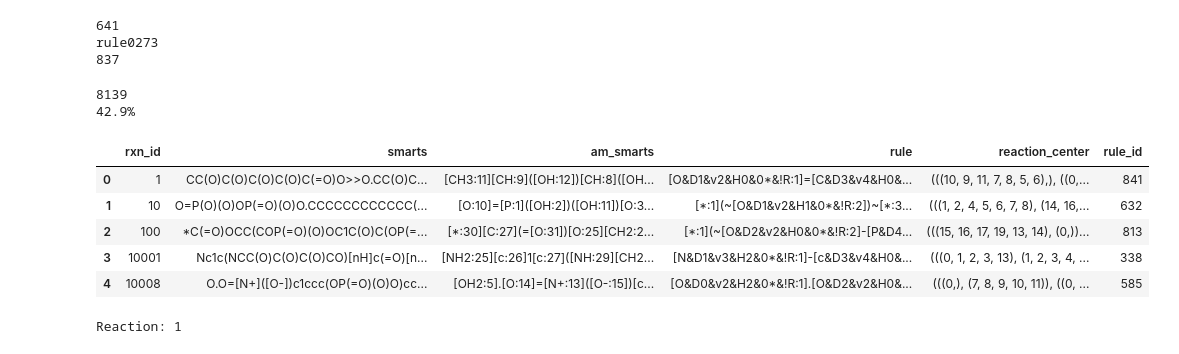
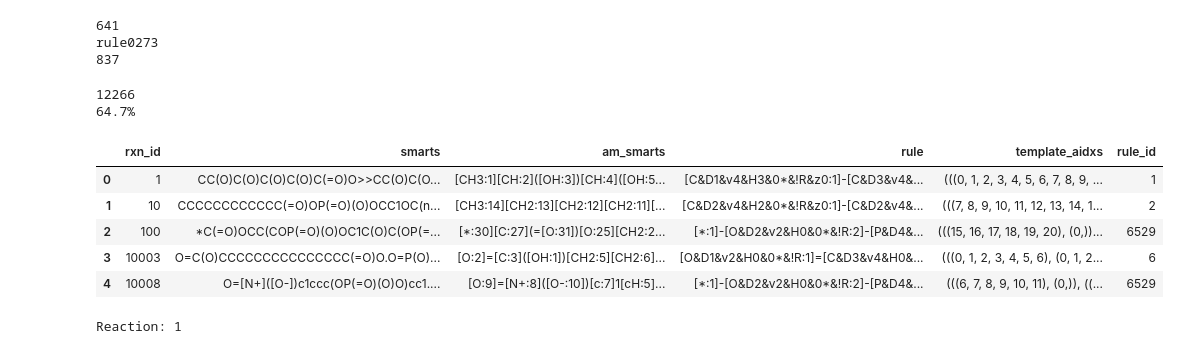
Before and after one commit to stefanpate/enz-rxn-data, a Jupyter notebook: check_reaction_mapping.ipynb, the cells around one changed output. Drawn from its saved outputs; the diff is of its cells as text; code cells hidden in the pictures.

Commit message:
Resolved multiple mappings of rcr x sprhea

```diff
--- a/check_reaction_mapping.ipynb
+++ b/check_reaction_mapping.ipynb
@@ -41,21 +41,21 @@ for k, v in min_rules.iterrows():
 rule0273
 837
 # %%
-fn = "mapped_sprhea_240310_v3_mapped_no_subunits_x_mechanistic_rules.parquet"
+fn = "mapped_sprhea_240310_v3_mapped_no_subunits_x_rc_plus_4_rules.parquet"
 df = pd.read_parquet(Path(cfg.processed_data) / "pathway" / fn)
-df["reaction_center"] = df["reaction_center"].apply(rc_to_nest)
+df["template_aidxs"] = df["template_aidxs"].apply(rc_to_nest)
 print(len(df))
 print(f"{len(df) * 100 / len(rhea):.1f}%")
 df.head()
 # %% [output]
-8139
-42.9%
+12266
+64.7%
-|  | rxn_id | smarts | am_smarts | rule | reaction_center | rule_id |
-| 0 | 1 | CC(O)C(O)C(O)C(O)C(=O)O>>O.CC(O)C... | [CH3:11][CH:9]([OH:12])[CH:8]([OH... | [O&D1&v2&H0&0*&!R:1]=[C&D3&v4&H0&... | (((10, 9, 11, 7, 8, 5, 6),), ((0,... | 841 |
-| 1 | 10 | O=P(O)(O)OP(=O)(O)O.CCCCCCCCCCCC(... | [O:10]=[P:1]([OH:2])([OH:11])[O:3... | [*:1](~[O&D1&v2&H1&0*&!R:2])~[*:3... | (((1, 2, 4, 5, 6, 7, 8), (14, 16,... | 632 |
-| 2 | 100 | *C(=O)OCC(COP(=O)(O)OC1C(O)C(OP(=... | [*:30][C:27](=[O:31])[O:25][CH2:2... | [*:1](~[O&D2&v2&H0&0*&!R:2]-[P&D4... | (((15, 16, 17, 19, 13, 14), (0,))... | 813 |
-| 3 | 10001 | Nc1c(NCC(O)C(O)C(O)CO)[nH]c(=O)[n... | [NH2:25][c:26]1[c:27]([NH:29][CH2... | [N&D1&v3&H2&0*&!R:1]-[c&D3&v4&H0&... | (((0, 1, 2, 3, 13), (1, 2, 3, 4, ... | 338 |
-| 4 | 10008 | O.O=[N+]([O-])c1ccc(OP(=O)(O)O)cc... | [OH2:5].[O:14]=[N+:13]([O-:15])[c... | [O&D0&v2&H2&0*&!R:1].[O&D2&v2&H0&... | (((0,), (7, 8, 9, 10, 11)), ((0, ... | 585 |
+|  | rxn_id | smarts | am_smarts | rule | template_aidxs | rule_id |
+| 0 | 1 | CC(O)C(O)C(O)C(O)C(=O)O>>CC(O)C(O... | [CH3:1][CH:2]([OH:3])[CH:4]([OH:5... | [C&D1&v4&H3&0*&!R&z0:1]-[C&D3&v4&... | (((0, 1, 2, 3, 4, 5, 6, 7, 8, 9, ... | 1 |
+| 1 | 10 | CCCCCCCCCCCC(=O)OP(=O)(O)OCC1OC(n... | [CH3:14][CH2:13][CH2:12][CH2:11][... | [C&D2&v4&H2&0*&!R&z0:1]-[C&D2&v4&... | (((7, 8, 9, 10, 11, 12, 13, 14, 1... | 2 |
+| 2 | 100 | *C(=O)OCC(COP(=O)(O)OC1C(O)C(OP(=... | [*:30][C:27](=[O:31])[O:25][CH2:2... | [*:1]-[O&D2&v2&H0&0*&!R:2]-[P&D4&... | (((15, 16, 17, 18, 19, 20), (0,))... | 6529 |
+| 3 | 10003 | O=C(O)CCCCCCCCCCCCCCC(=O)O.O=P(O)... | [O:2]=[C:3]([OH:1])[CH2:5][CH2:6]... | [O&D1&v2&H0&0*&!R:1]=[C&D3&v4&H0&... | (((0, 1, 2, 3, 4, 5, 6), (0, 1, 2... | 6 |
+| 4 | 10008 | O=[N+]([O-])c1ccc(OP(=O)(O)O)cc1.... | [O:9]=[N+:8]([O-:10])[c:7]1[cH:5]... | [*:1]-[O&D2&v2&H0&0*&!R:2]-[P&D4&... | (((6, 7, 8, 9, 10, 11), (0,)), ((... | 6529 |
 # %%
 rule_of_i = 841
 for _, row in df.loc[df['rule_id'] == rule_of_i].iloc[:10].iterrows():
```
Also changed, not shown: parts of 1 cell of this notebook, 20 other files.
